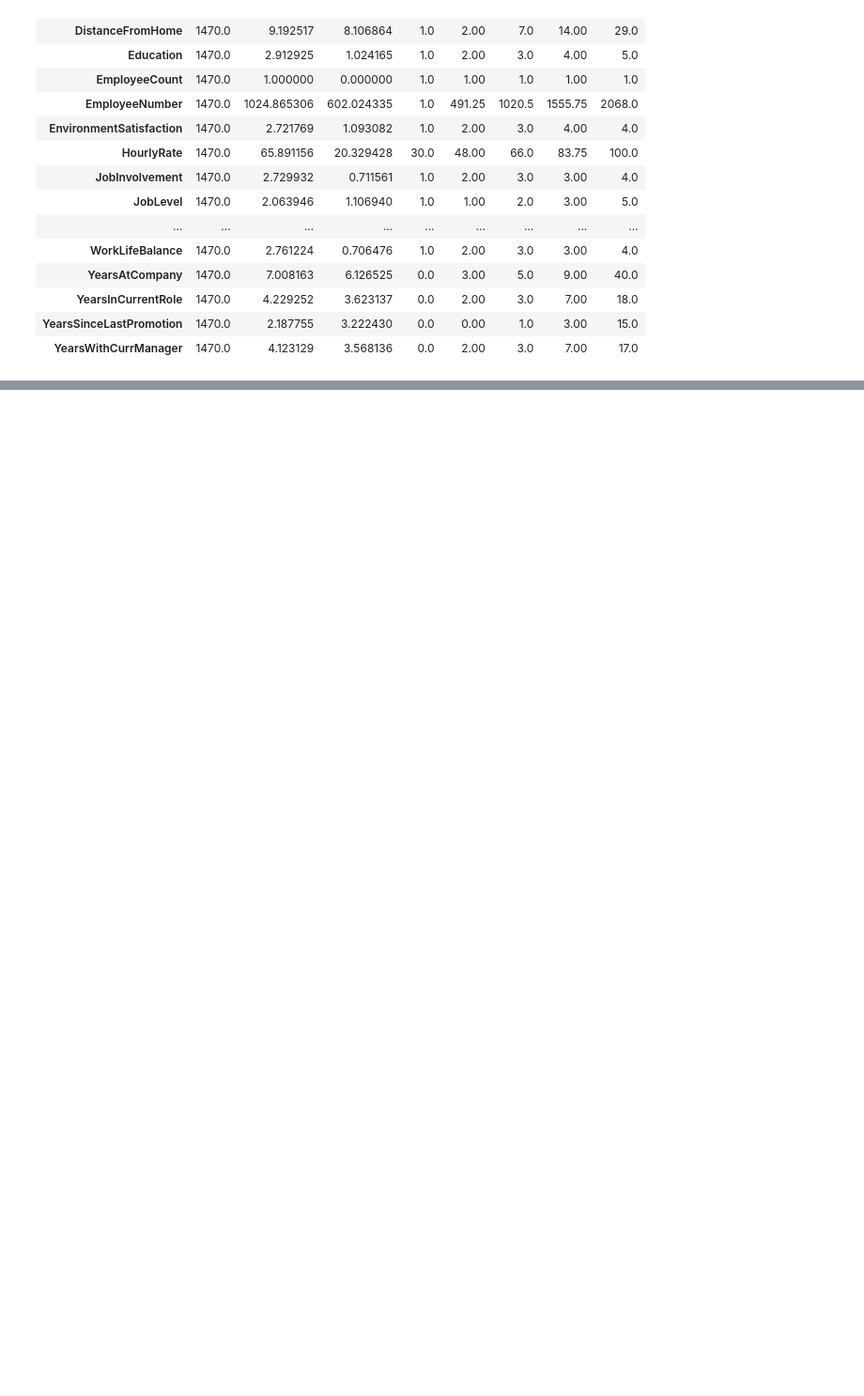
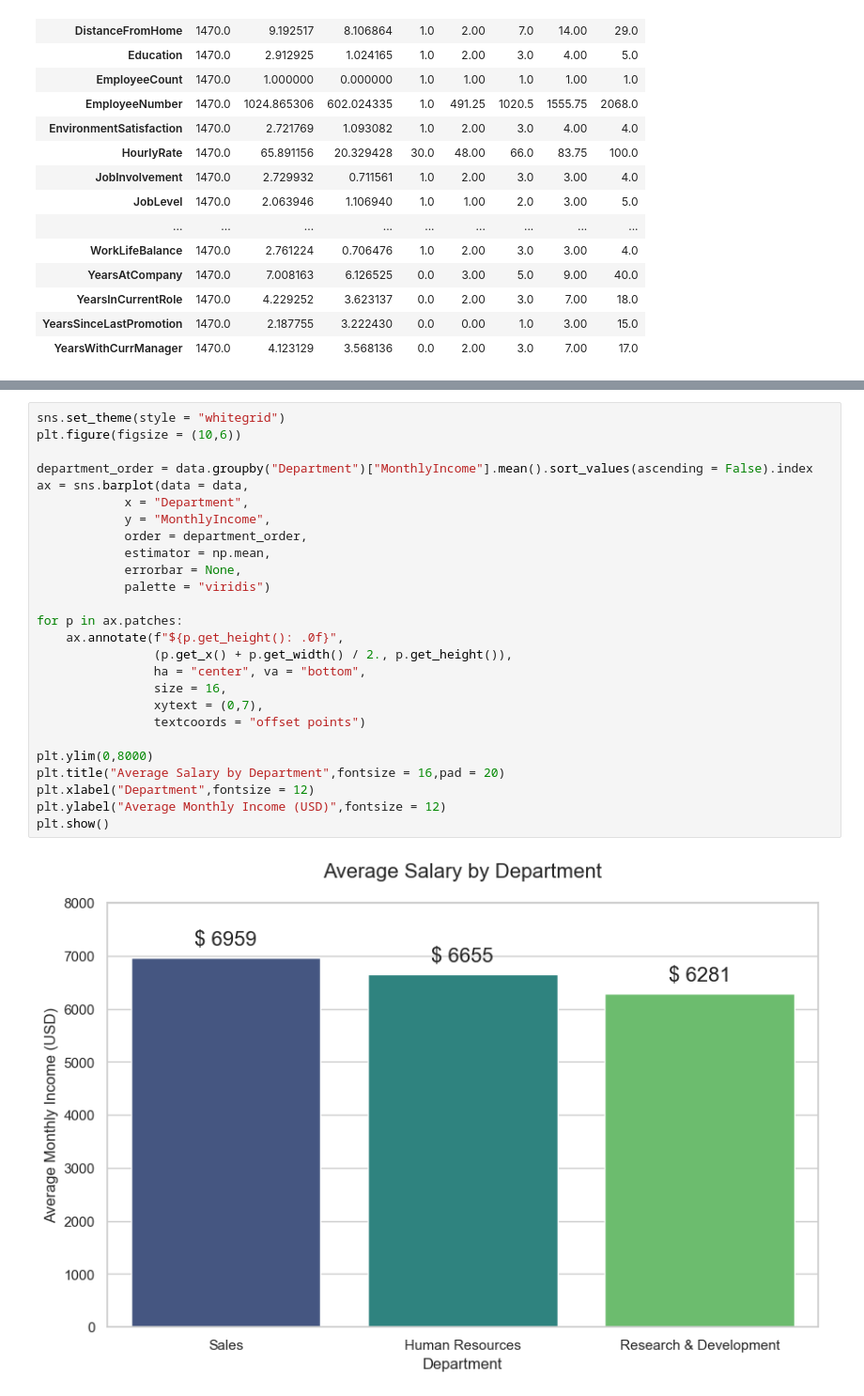
Before and after one commit to Venki01a/HexSoftwares_Model-Evaluation, a Jupyter notebook: Employee_Attrition_Prediction.ipynb, the cells around one changed output, grey strips where cells are left out. Shown at 94% size. Drawn from its saved outputs; the diff is of its cells as text; blank space fills up the shorter version.

```diff
--- a/Employee_Attrition_Prediction.ipynb
+++ b/Employee_Attrition_Prediction.ipynb
@@ -153,0 +315,28 @@ data.describe().T
+# %%
+sns.set_theme(style = "whitegrid")
+plt.figure(figsize = (10,6))
+
+department_order = data.groupby("Department")["MonthlyIncome"].mean().sort_values(ascending = False).index
+ax = sns.barplot(data = data,
+            x = "Department",
+            y = "MonthlyIncome",
+            order = department_order,
+            estimator = np.mean,
+            errorbar = None,
+            palette = "viridis")
+
+for p in ax.patches:
+    ax.annotate(f"${p.get_height(): .0f}",
+                (p.get_x() + p.get_width() / 2., p.get_height()),
+                ha = "center", va = "bottom",
+                size = 16,
+                xytext = (0,7),
+                textcoords = "offset points")
+
+plt.ylim(0,8000)
+plt.title("Average Salary by Department",fontsize = 16,pad = 20)
+plt.xlabel("Department",fontsize = 12)
+plt.ylabel("Average Monthly Income (USD)",fontsize = 12)
+plt.show()
+# %% [output]
+[figure, added]
```
Also changed, not shown: parts of 85 cells of this notebook.
